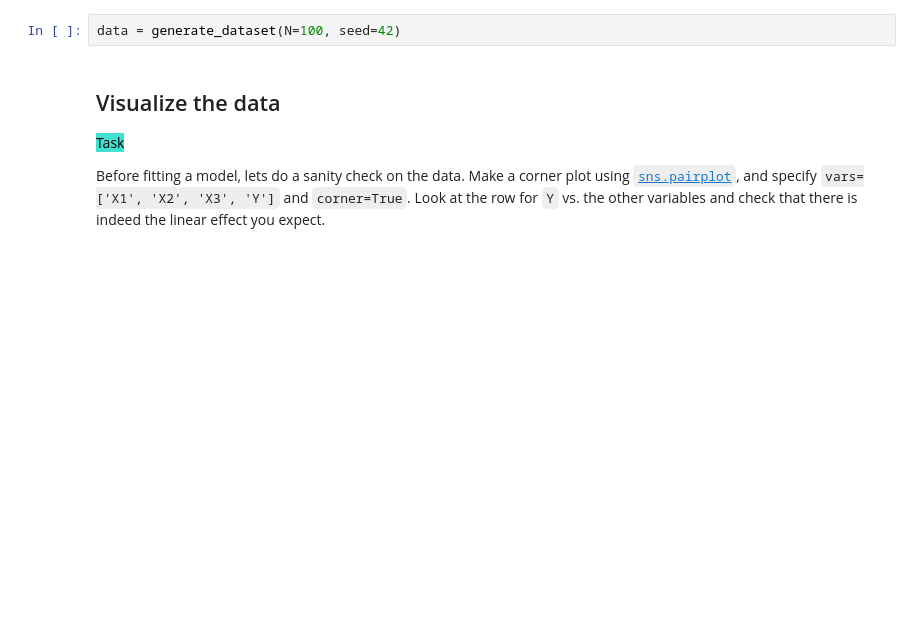
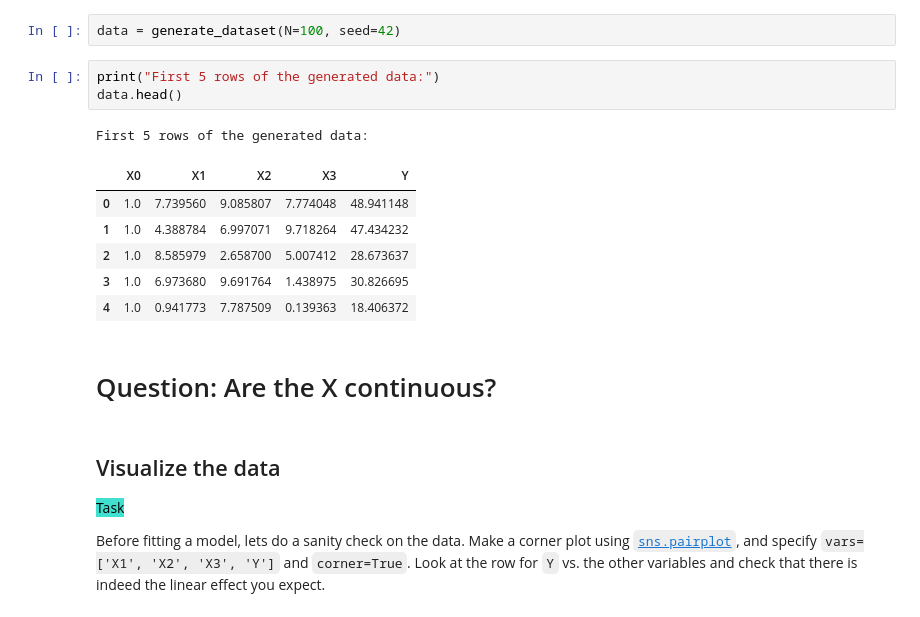
Before and after one commit to causalchamber/potsdam-25-ml-theory-to-practice, a Jupyter notebook: project_11/project_11_linear_models_synthetic.ipynb, the cells around one changed output. Drawn from its saved outputs; the diff is of its cells as text; blank space fills up the shorter version.

```diff
--- a/project_11/project_11_linear_models_synthetic.ipynb
+++ b/project_11/project_11_linear_models_synthetic.ipynb
@@ -42,6 +65,19 @@ def generate_dataset(N, seed, model_coefficients = true_coefficients):
     return data
 # %%
 data = generate_dataset(N=100, seed=42)
+# %%
+print("First 5 rows of the generated data:")
+data.head()
+# %% [output]
+First 5 rows of the generated data:
+|  | X0 | X1 | X2 | X3 | Y |
+| 0 | 1.0 | 7.739560 | 9.085807 | 7.774048 | 48.941148 |
+| 1 | 1.0 | 4.388784 | 6.997071 | 9.718264 | 47.434232 |
+| 2 | 1.0 | 8.585979 | 2.658700 | 5.007412 | 28.673637 |
+| 3 | 1.0 | 6.973680 | 9.691764 | 1.438975 | 30.826695 |
+| 4 | 1.0 | 0.941773 | 7.787509 | 0.139363 | 18.406372 |
+# %% [markdown]
+# Question: Are the X continuous?
 # %% [markdown]
 ## Visualize the data
 
```
Also changed, not shown: parts of 23 cells of this notebook.
